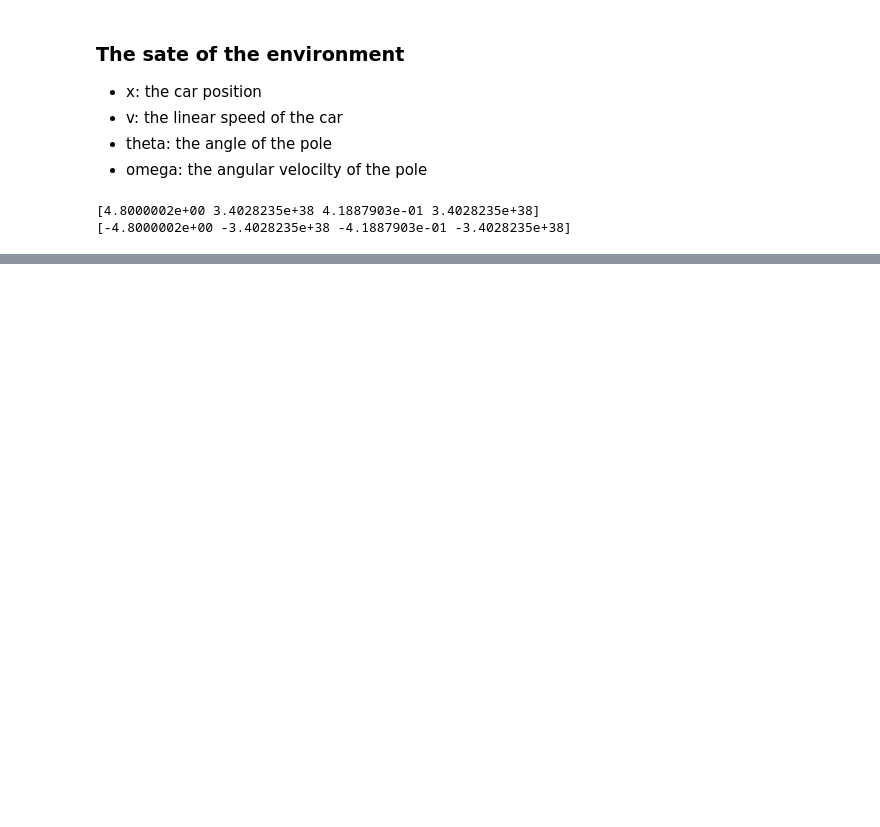
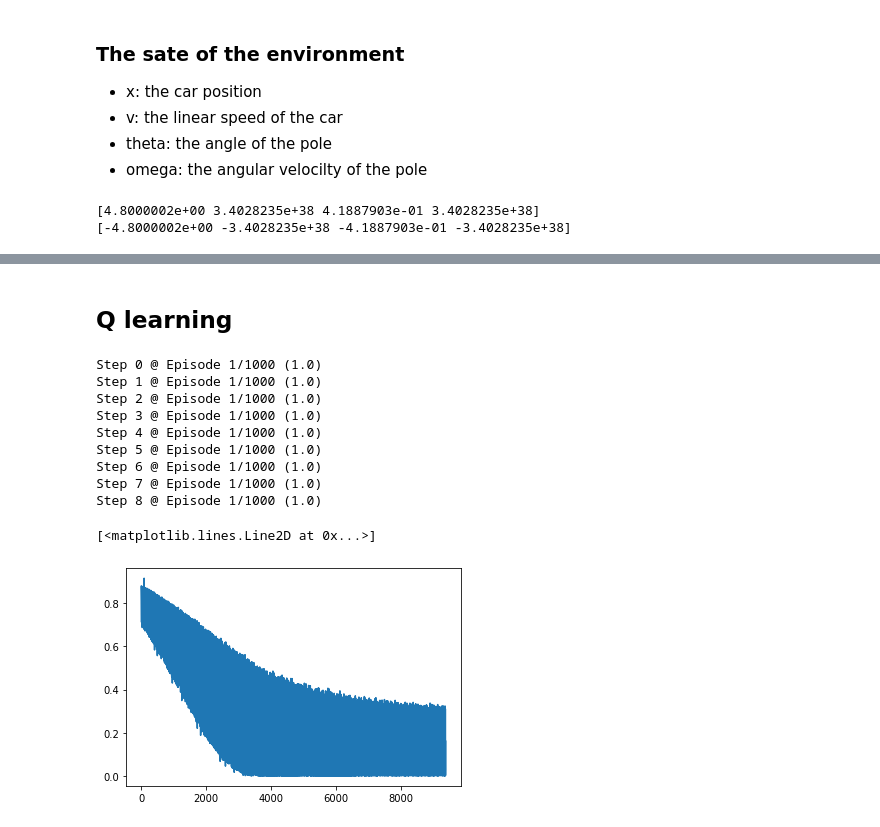
Before and after one commit to popescuaaa/krr-and-mas, a Jupyter notebook: mas-ai-upb/q-vfa/playground.ipynb, the cells around one changed output, grey strips where cells are left out. Drawn from its saved outputs; the diff is of its cells as text; code cells hidden in the pictures; blank space fills up the shorter version.

Commit message:
finished basic structure for value function aproximation in q learning

```diff
--- a/mas-ai-upb/q-vfa/playground.ipynb
+++ b/mas-ai-upb/q-vfa/playground.ipynb
@@ -78,13 +69,20 @@ feature_generator = FeatureUnion([
 class Aproximator(nn.Module):
     def __init__(self, input_size: int, output_size: int) -> None:
         super(Aproximator, self).__init__()
-        self.linear = nn.Linear(in_features=input_size, out_features=output_size, bias=True)
+
+        # Perform a small linear transformation to make sure that we have some information gain
+        self.net = nn.Sequential(
+            nn.Linear(in_features=input_size, out_features=output_size * 2, bias=True),
+            nn.ReLU(),
+            nn.Linear(in_features=output_size * 2, out_features=output_size, bias=True),
+            nn.ReLU()
+        )
+
+    def encoder(self, x: Tensor) -> Tensor:
+        # The state featurizer
+        pass
 
 
-    def forward(self, x: Tensor) -> Tensor:
-        return self.linear(x)
+    def forward(self, x: np.ndarray) -> Tensor:
+        x = torch.from_numpy(x)
+        return self.net(x)
-# %%
-# Create an aproximator
-aproximator = Aproximator(input_size=4, output_size=2)
-# Optimizer
-optimizer = torch.optim.SGD(aproximator.parameters(), lr=0.01)
@@ -90,0 +91,13 @@ optimizer = torch.optim.SGD(aproximator.parameters(), lr=0.01)
+# %%
+def epsilon_greedy_policy(aproximator: Aproximator, eps: float, number_of_actions: int) -> Callable:
+
+    def policy_fn(observation: np.ndarray) -> np.ndarray:
+        A = np.ones(number_of_actions, dtype=float) * eps / number_of_actions
+        q_values = aproximator(observation)
+        best_action = np.argmax(q_values.detach().numpy())
+        A[best_action] += (1.0 - eps)
+        return A
+
+    return policy_fn
+# %% [markdown]
+## Q learning
@@ -90,0 +156,17 @@ optimizer = torch.optim.SGD(aproximator.parameters(), lr=0.01)
+# %%
+optimizer = SGD(params=aproximator.parameters(), lr=1e-3)
+# %%
+losses = q_learning(aproximator=aproximator, optimizer=optimizer, env=env, num_epochs=1000)
+plt.plot([i for i in range(len(losses))], losses)
+# %% [output]
+Step 0 @ Episode 1/1000 (1.0)
+Step 1 @ Episode 1/1000 (1.0)
+Step 2 @ Episode 1/1000 (1.0)
+Step 3 @ Episode 1/1000 (1.0)
+Step 4 @ Episode 1/1000 (1.0)
+Step 5 @ Episode 1/1000 (1.0)
+Step 6 @ Episode 1/1000 (1.0)
+Step 7 @ Episode 1/1000 (1.0)
+Step 8 @ Episode 1/1000 (1.0)
+[<matplotlib.lines.Line2D at 0x...>]
+[figure, added]
```
Also changed, not shown: parts of 8 cells of this notebook.
